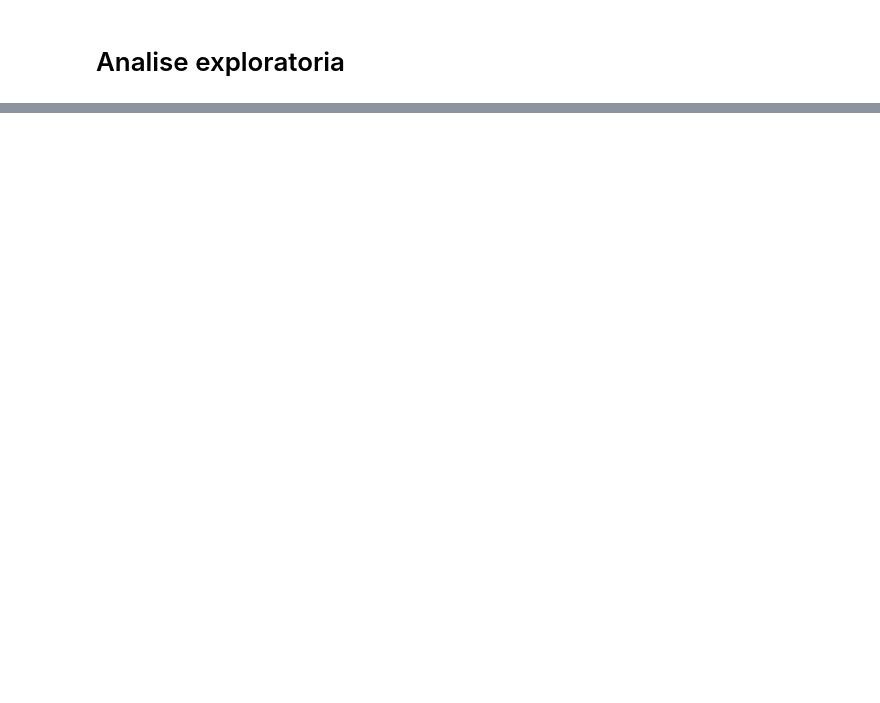
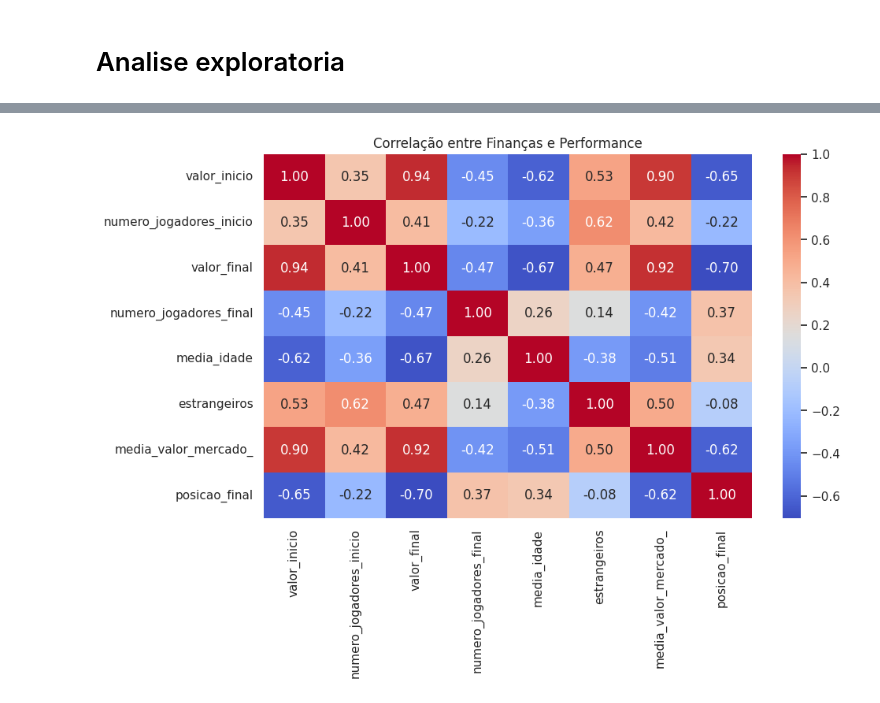
Before and after one commit to Willian-Fagundes/moneyball-brasileirao, a Jupyter notebook: scripts/eda.ipynb, the cells around one changed output, grey strips where cells are left out. Cells and saved outputs as stored; diff of their text form; code cells hidden in the pictures; blank space fills up the shorter version.

```diff
--- a/scripts/eda.ipynb
+++ b/scripts/eda.ipynb
@@ -15,0 +11,12 @@ conn = sqlite3.connect('/workspaces/moneyball-brasileirao/databases/brasileirao.
+# %%
+query = '''
+    SELECT i.clube, i.valor_inicio, i.numero_jogadores_inicio,
+    f.valor_final, f.numero_jogadores_final,
+    g.media_idade, g.estrangeiros, g.media_valor_mercado_,
+    c.rowid AS posicao_final
+    FROM inicio_ano as i
+    JOIN fim_ano as f ON i.clube = f.clube
+    JOIN geral as g ON i.clube = g.clube
+    JOIN classificacao_final as c ON i.clube = c.clube
+    ORDER BY c.rowid, i.valor_inicio, i.clube  DESC
+'''
@@ -15,0 +25,2 @@ conn = sqlite3.connect('/workspaces/moneyball-brasileirao/databases/brasileirao.
+# %%
+df = pd.read_sql_query(query, conn)
@@ -15,0 +39,10 @@ conn = sqlite3.connect('/workspaces/moneyball-brasileirao/databases/brasileirao.
+# %%
+def heatmap_correlation(df):
+    plt.figure(figsize=(10, 6))
+    sns.heatmap(df.corr(numeric_only=True), annot=True, cmap='coolwarm', fmt=".2f")
+    plt.title('Correlação entre Finanças e Performance')
+    plt.show()
+
+heatmap_correlation(df)
+# %% [output]
+[figure, added]
```
Also changed, not shown: parts of 13 cells of this notebook, 2 other files.
